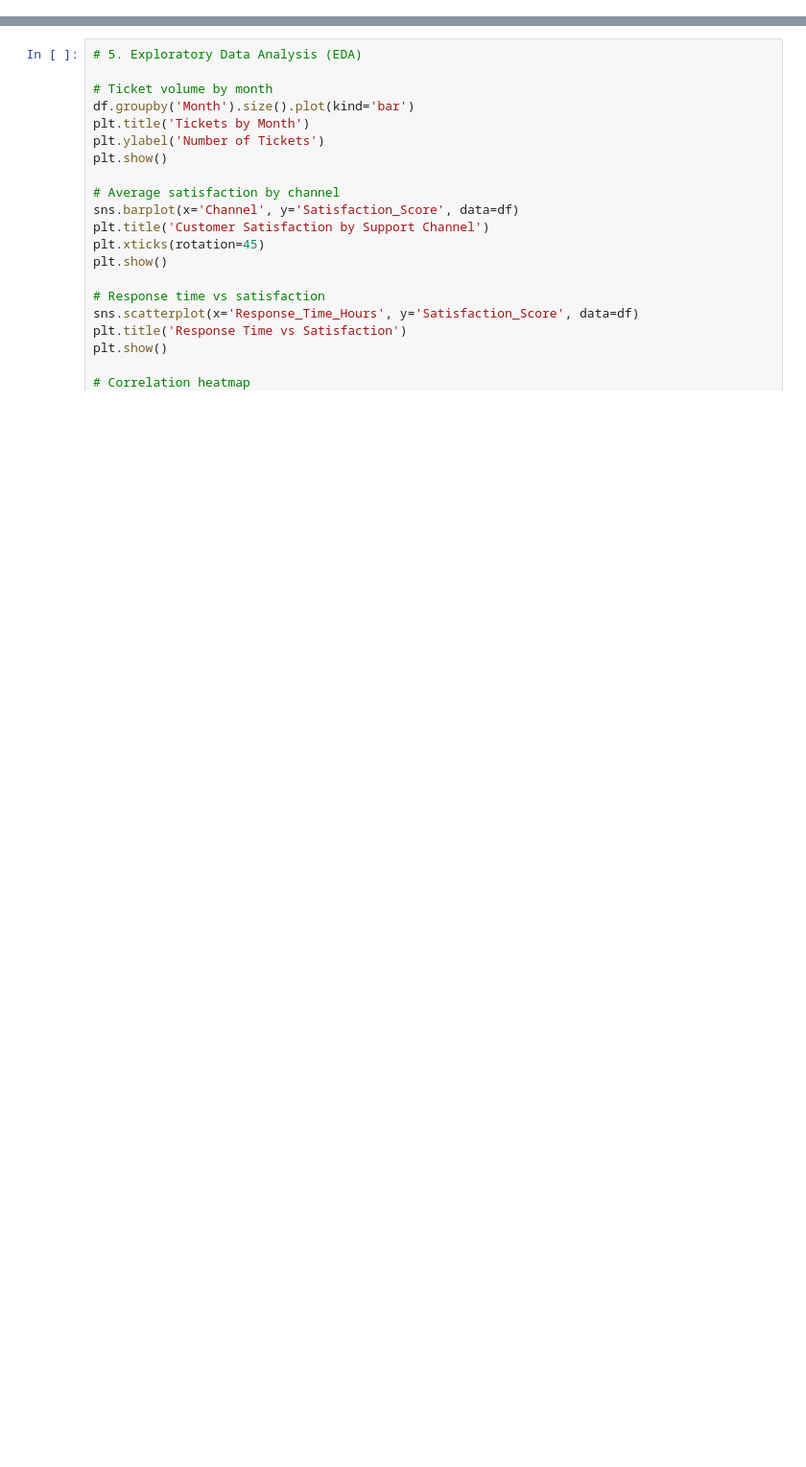
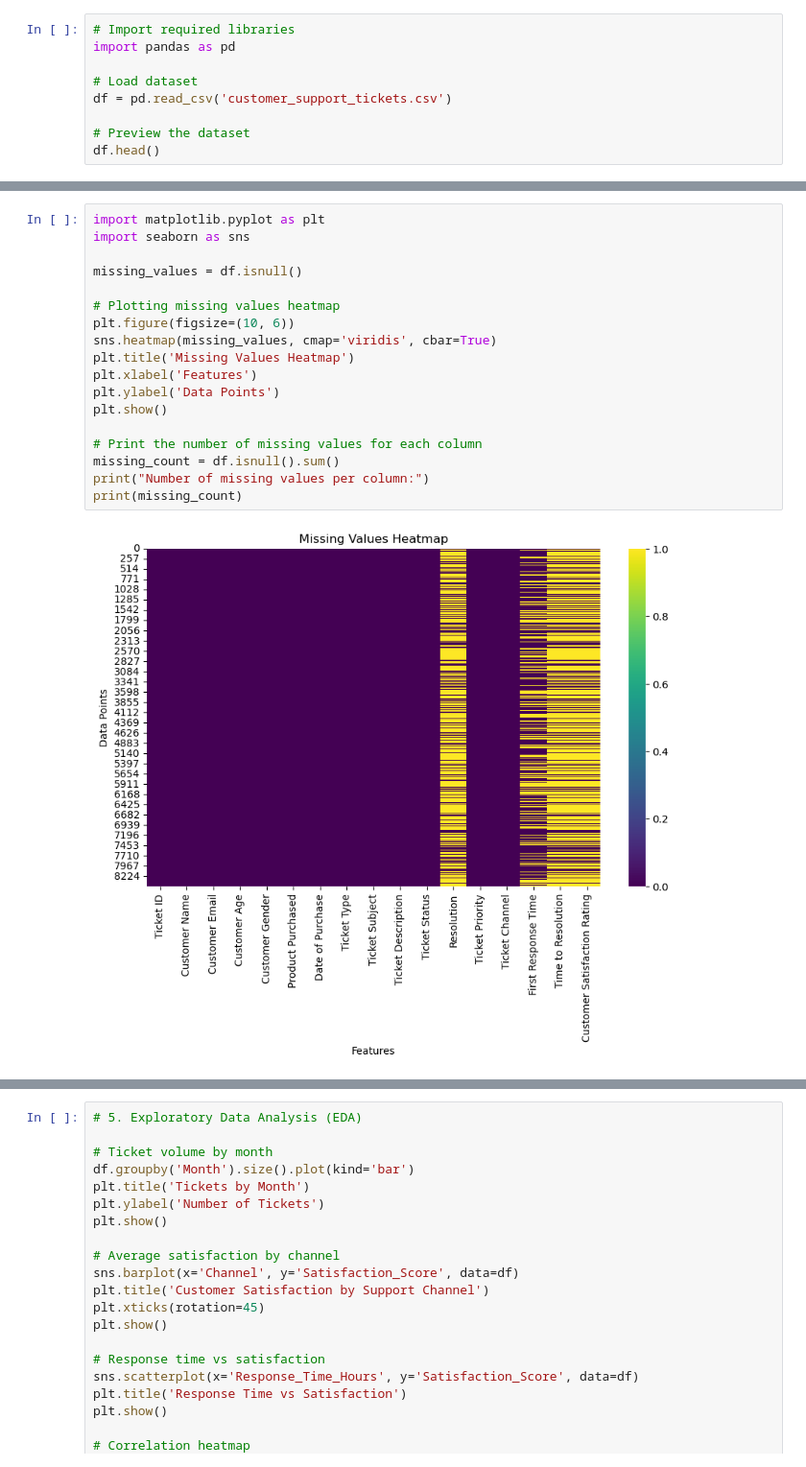
Before and after one commit to CCT-Dublin/capstone-project-feb-2024-pt-denissegarciavivolo, a Jupyter notebook: CA3_CapstoneProject_DenisseGarcia.ipynb, the cells around one changed output, grey strips where cells are left out. Shown at 96% size. Saved outputs shown, nothing was run; the diff lists cells and outputs as text; blank space fills up the shorter version.

```diff
--- a/CA3_CapstoneProject_DenisseGarcia.ipynb
+++ b/CA3_CapstoneProject_DenisseGarcia.ipynb
@@ -0,0 +7,9 @@
+# %%
+# Import required libraries
+import pandas as pd
+
+# Load dataset
+df = pd.read_csv('customer_support_tickets.csv')
+
+# Preview the dataset
+df.head()
@@ -0,0 +87,20 @@
+# %%
+import matplotlib.pyplot as plt
+import seaborn as sns
+
+missing_values = df.isnull()
+
+# Plotting missing values heatmap
+plt.figure(figsize=(10, 6))
+sns.heatmap(missing_values, cmap='viridis', cbar=True)
+plt.title('Missing Values Heatmap')
+plt.xlabel('Features')
+plt.ylabel('Data Points')
+plt.show()
+
+# Print the number of missing values for each column
+missing_count = df.isnull().sum()
+print("Number of missing values per column:")
+print(missing_count)
+# %% [output]
+[figure, added]
```
Also changed, not shown: parts of 41 cells of this notebook, 2 other files.
